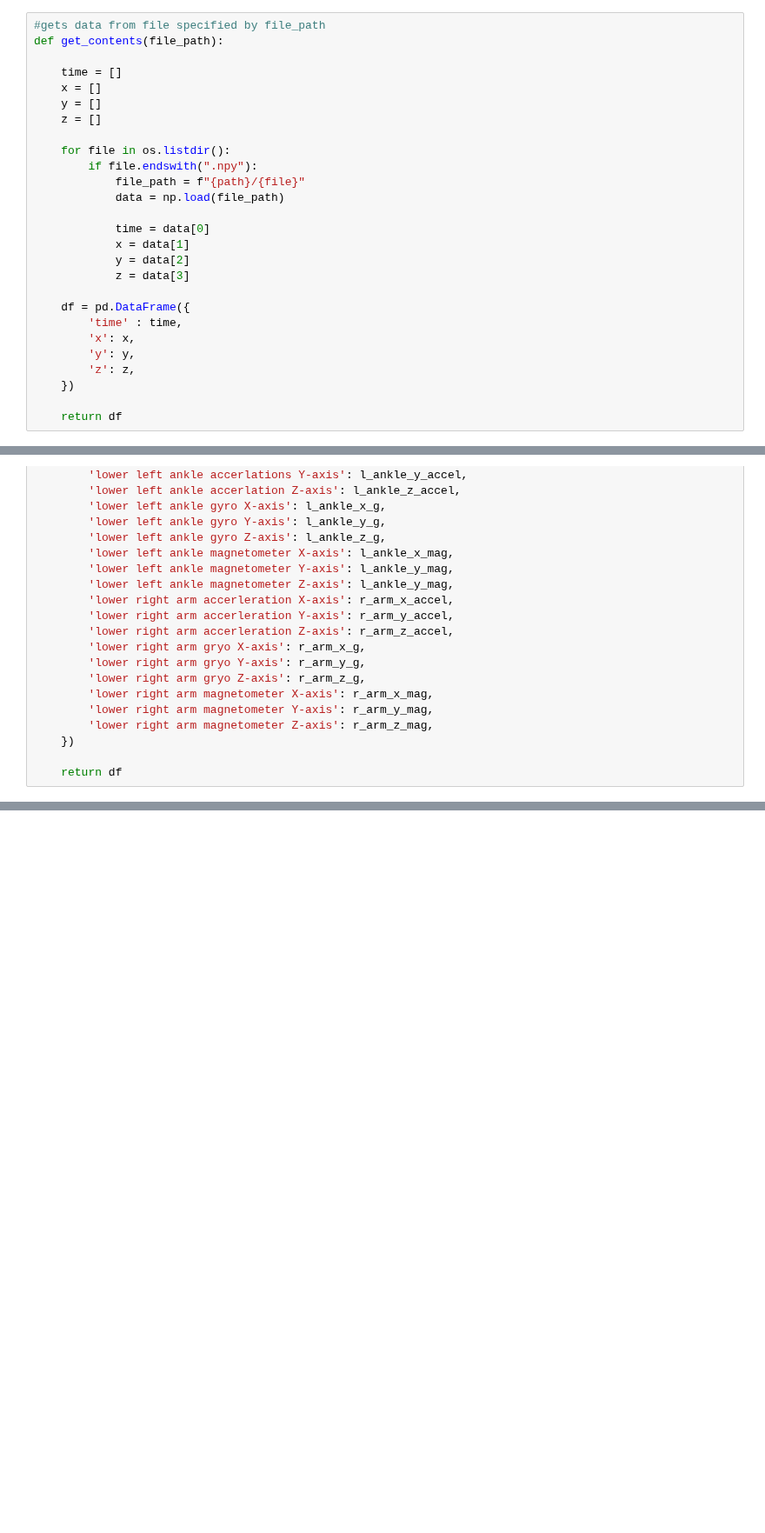
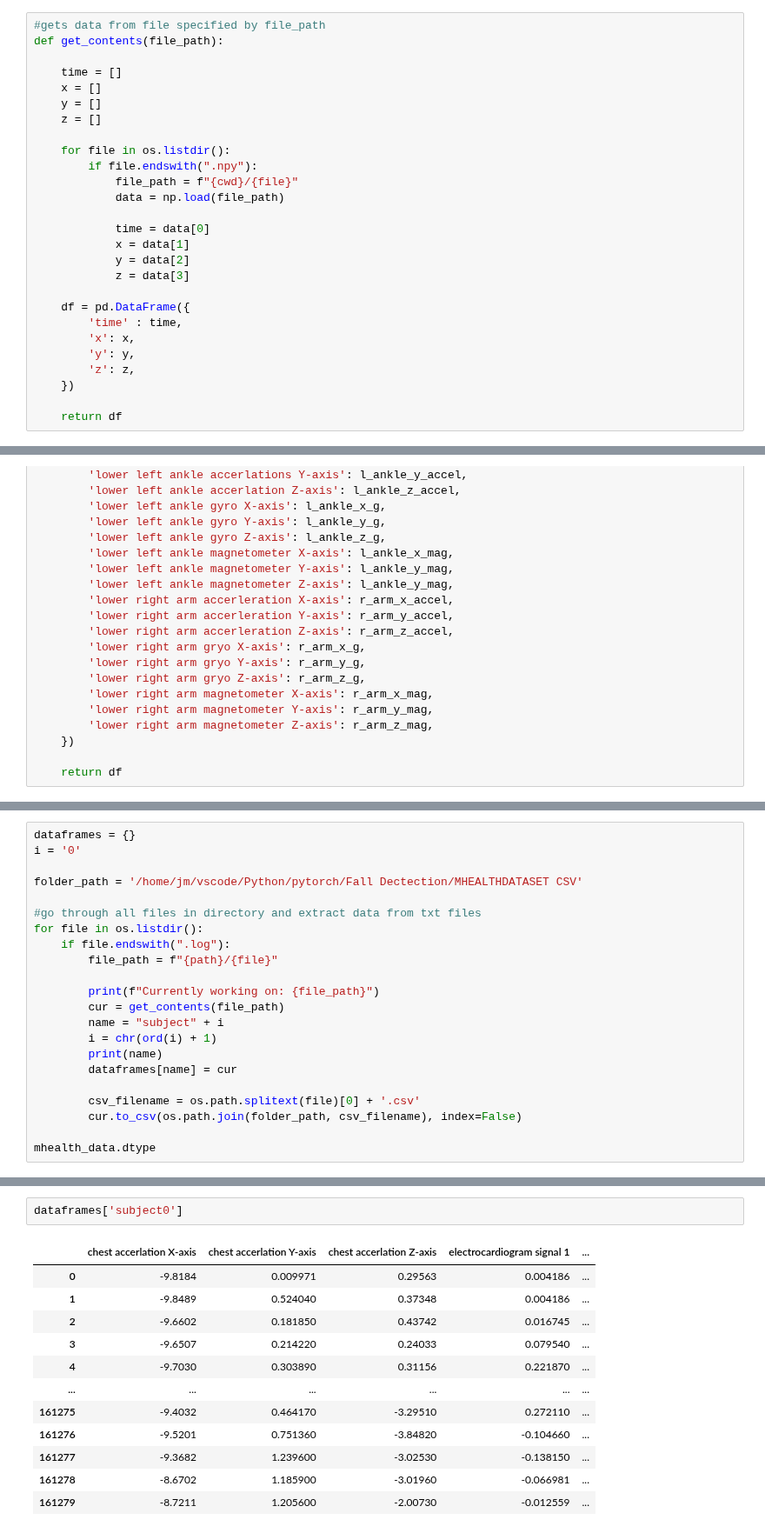
Before and after one commit to johnymeng/imed, a Jupyter notebook: Fall Dectection/abc.ipynb, the cells around one changed output, grey strips where cells are left out. Shown at 87% size. Cells and saved outputs as stored; diff of their text form; blank space fills up the shorter version.

```diff
--- a/Fall Dectection/abc.ipynb
+++ b/Fall Dectection/abc.ipynb
@@ -29,7 +25,7 @@ def get_contents(file_path):
 
     for file in os.listdir():
         if file.endswith(".npy"):
-            file_path = f"{path}/{file}"
+            file_path = f"{cwd}/{file}"
             data = np.load(file_path)
 
             time = data[0]
@@ -252,0 +237,22 @@ def get_contents(file_path):
+# %%
+dataframes = {}
+i = '0'
+
+folder_path = '/home/jm/vscode/Python/pytorch/Fall Dectection/MHEALTHDATASET CSV'
+
+#go through all files in directory and extract data from txt files
+for file in os.listdir():
+    if file.endswith(".log"):
+        file_path = f"{path}/{file}"
+
+        print(f"Currently working on: {file_path}")
+        cur = get_contents(file_path)
+        name = "subject" + i
+        i = chr(ord(i) + 1)
+        print(name)
+        dataframes[name] = cur
+
+        csv_filename = os.path.splitext(file)[0] + '.csv'
+        cur.to_csv(os.path.join(folder_path, csv_filename), index=False)
+
+mhealth_data.dtype
@@ -252,0 +281,15 @@ def get_contents(file_path):
+# %%
+dataframes['subject0']
+# %% [output]
+|  | chest accerlation X-axis | chest accerlation Y-axis | chest accerlation Z-axis | electrocardiogram signal 1 | ... |
+| 0 | -9.8184 | 0.009971 | 0.29563 | 0.004186 | ... |
+| 1 | -9.8489 | 0.524040 | 0.37348 | 0.004186 | ... |
+| 2 | -9.6602 | 0.181850 | 0.43742 | 0.016745 | ... |
+| 3 | -9.6507 | 0.214220 | 0.24033 | 0.079540 | ... |
+| 4 | -9.7030 | 0.303890 | 0.31156 | 0.221870 | ... |
+| ... | ... | ... | ... | ... | ... |
+| 161275 | -9.4032 | 0.464170 | -3.29510 | 0.272110 | ... |
+| 161276 | -9.5201 | 0.751360 | -3.84820 | -0.104660 | ... |
+| 161277 | -9.3682 | 1.239600 | -3.02530 | -0.138150 | ... |
+| 161278 | -8.6702 | 1.185900 | -3.01960 | -0.066981 | ... |
+| 161279 | -8.7211 | 1.205600 | -2.00730 | -0.012559 | ... |
```
Also changed, not shown: parts of 9 cells of this notebook, 10 other files.
